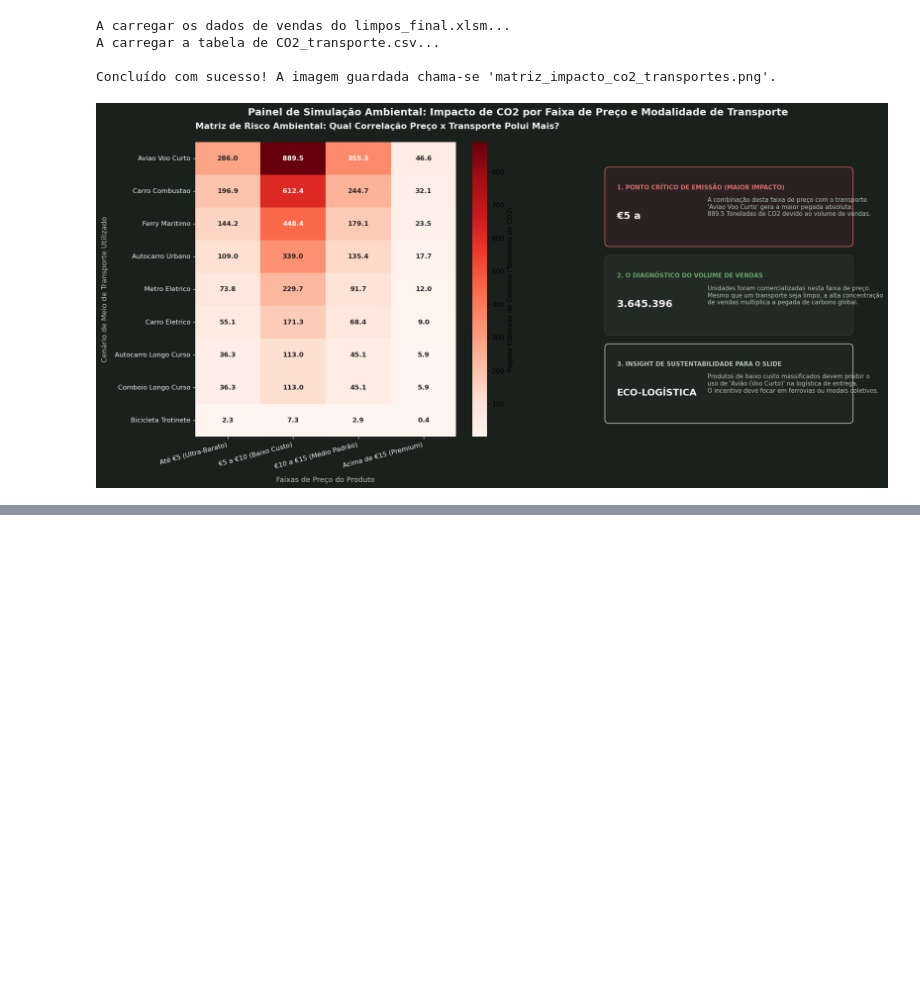
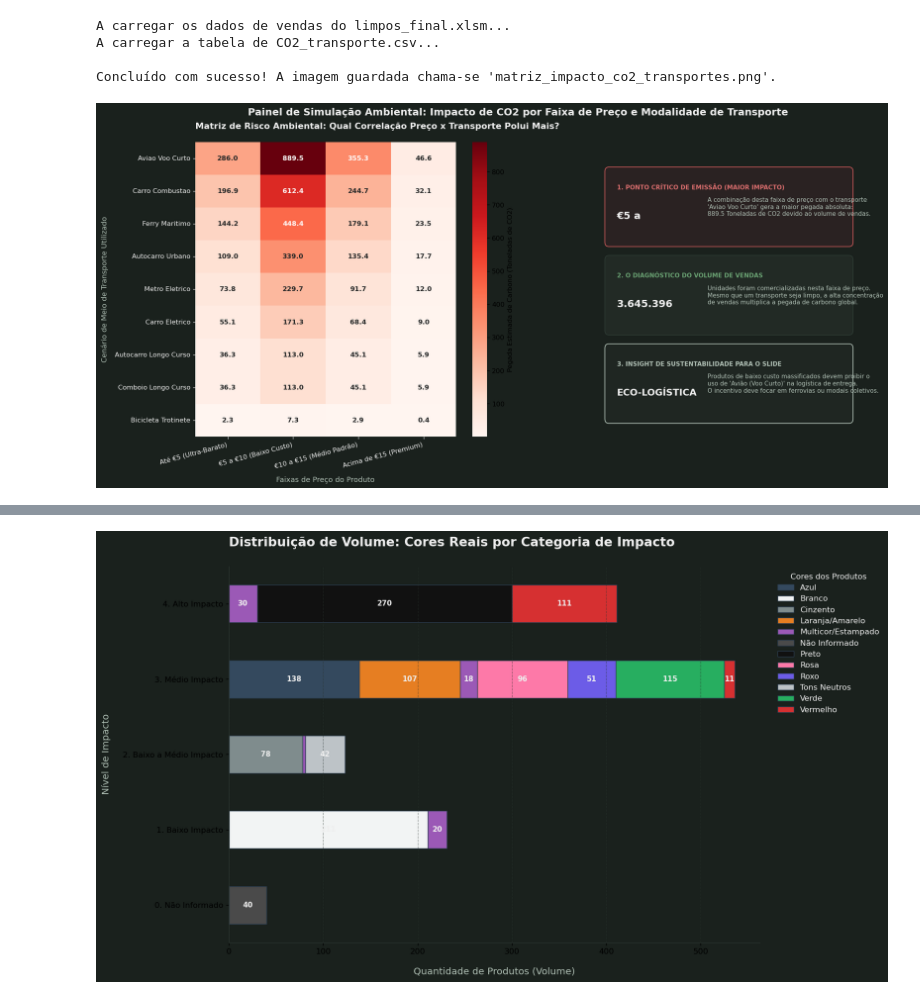
Before and after one commit to gustavocs97/wish_dataset_bytes4future, a Jupyter notebook: wish_final_project/03_analysis/python/Pergunta_5.ipynb, the cells around one changed output, grey strips where cells are left out. Drawn from its saved outputs; the diff is of its cells as text; code cells hidden in the pictures; blank space fills up the shorter version.

```diff
--- a/wish_final_project/03_analysis/python/Pergunta_5.ipynb
+++ b/wish_final_project/03_analysis/python/Pergunta_5.ipynb
@@ -422,3 +458,80 @@ Concluído com sucesso! A imagem guardada chama-se 'matriz_impacto_co2_transport
 <a style='text-decoration:none;line-height:16px;display:flex;color:#5B5B62;padding:10px;justify-content:end;' href='https://deepnote.com?utm_source=created-in-deepnote-cell&projectId=acb13dac-3e3d-49c3-81b9-b25c403473b5' target="_blank">
 <img alt='Created in deepnote.com' style='display:inline;max-height:16px;margin:0px;margin-right:7.5px;' src='embedded-picture-1' />
 Created in <span style='font-weight:600;margin-left:4px;'>Deepnote</span></a>
+# %%
+import pandas as pd
+import matplotlib.pyplot as plt
+
+# 1. Preparação dos dados
+df = pd.read_csv('../../../Datasets/limpos_final_csv.csv')
+col_cor = 'product_color_GroupedColourFix'
+col_impacto = 'product_color_GroupedByImpactFix'
+
+# Filtrar nulos e criar a tabela cruzada (Impacto na linha, Cor na coluna)
+df_filtrado = df[df[col_cor].notna() & df[col_impacto].notna()].copy()
+tabela_cruzada = pd.crosstab(df_filtrado[col_impacto], df_filtrado[col_cor])
+
+# 2. Definição do mapeamento de cores reais para o gráfico
+# Associamos cada nome de categoria à sua respectiva cor visual, usando tons elegantes
+mapeamento_cores = {
+    'Azul': '#34495E',
+    'Branco': '#F2F4F4',
+    'Cinzento': '#7F8C8D',
+    'Laranja/Amarelo': '#E67E22',
+    'Multicor/Estampado': '#9B59B6',
+    'Não Informado': '#4A4A4A',
+    'Preto': '#111111',
+    'Rosa': '#FD79A8',
+    'Roxo': '#6C5CE7',
+    'Tons Neutros': '#BDC3C7',
+    'Verde': '#27AE60',
+    'Vermelho': '#D63031'
+}
+
+# Garantir que a ordem das cores no gráfico siga a nossa paleta customizada
+cores_paleta = [mapeamento_cores[col] for col in tabela_cruzada.columns]
+
+# 3. Configuração do Gráfico (Design Executivo Dark)
+cor_fundo = '#1A211D'
+plt.rcParams['figure.facecolor'] = cor_fundo
+plt.rcParams['axes.facecolor'] = cor_fundo
+plt.rcParams['text.color'] = '#EFEFEF'
+
+fig, ax = plt.subplots(figsize=(14, 8), dpi=120)
+
+# Criar o gráfico de barras empilhadas horizontais
+tabela_cruzada.plot(
+    kind='barh',
+    stacked=True,
+    color=cores_paleta,
+    edgecolor='#2C3E50',
+    linewidth=0.8,
+    ax=ax
+)
+
+# Adicionar os números/rótulos dentro ou sobre as barras para facilitar a leitura rápida
+for container in ax.containers:
+    # Mostra o rótulo apenas se o valor for maior que 10 (evita poluição visual com zeros)
+    labels = [f'{int(v):d}' if v > 10 else '' for v in container.datavalues]
+    ax.bar_label(container, labels=labels, label_type='center', color='#EFEFEF', fontsize=9, weight='bold')
+
+# Títulos e formatação dos eixos
+ax.set_title('Distribuição de Volume: Cores Reais por Categoria de Impacto', color='#EFEFEF', fontsize=16, pad=25, weight='bold', loc='left')
+ax.set_xlabel('Quantidade de Produtos (Volume)', color='#B2C2B7', fontsize=12, labelpad=15)
+ax.set_ylabel('Nível de Impacto', color='#B2C2B7', fontsize=12, labelpad=15)
+
+# Ajuste das linhas de grade e bordas
+ax.grid(axis='x', color='#2D3732', linestyle='--', alpha=0.5)
+ax.spines['top'].set_visible(False)
+ax.spines['right'].set_visible(False)
+ax.spines['left'].set_color('#2D3732')
+ax.spines['bottom'].set_color('#2D3732')
+
+# Posicionar a legenda de forma limpa fora do gráfico
+plt.legend(title='Cores dos Produtos', bbox_to_anchor=(1.02, 1), loc='upper left', frameon=False)
+
+plt.tight_layout()
+plt.savefig('impacto_cores_barras.png', facecolor=cor_fundo)
+plt.show()
+# %% [output]
+[figure, added]
```
Also changed, not shown: parts of 2 cells of this notebook, 31 other files.
